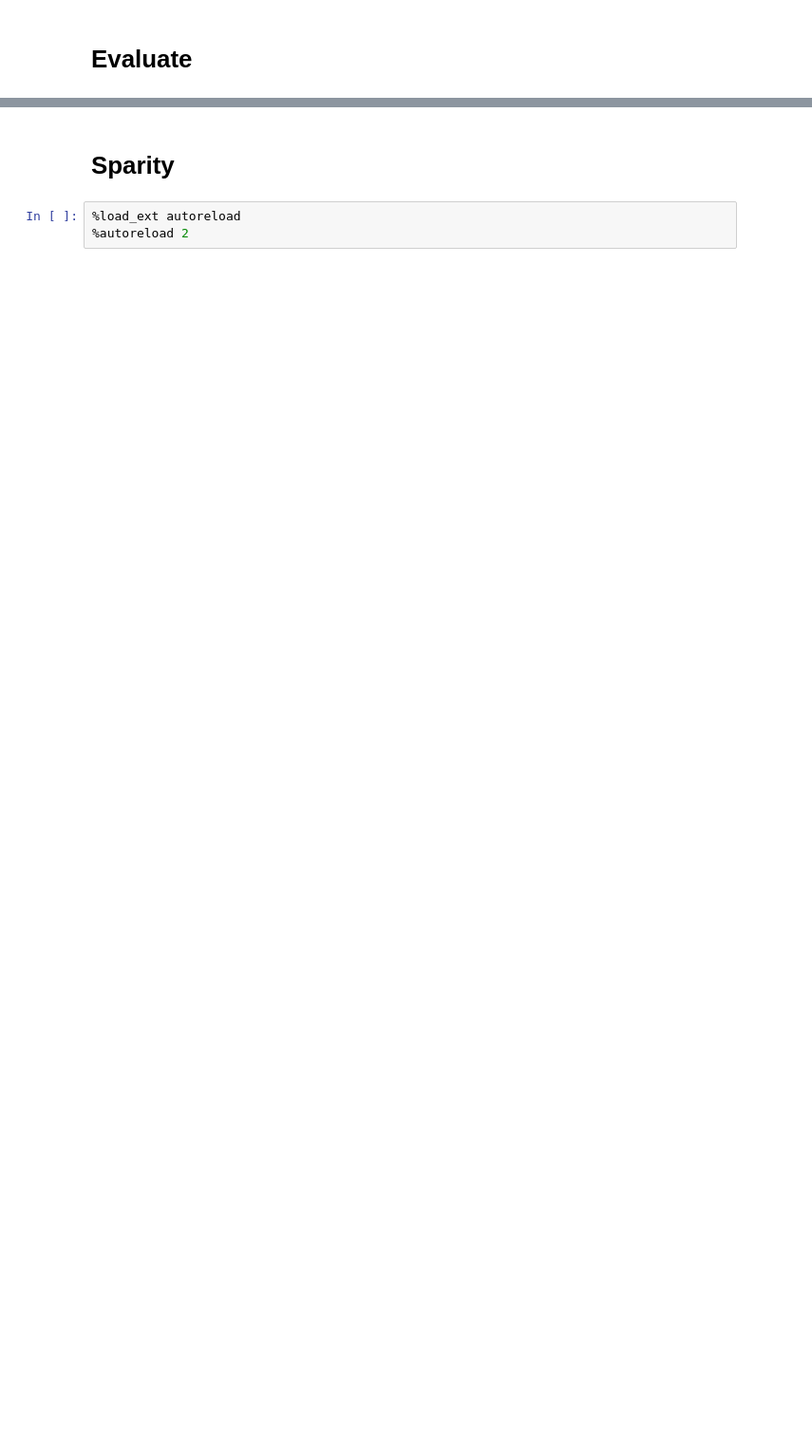
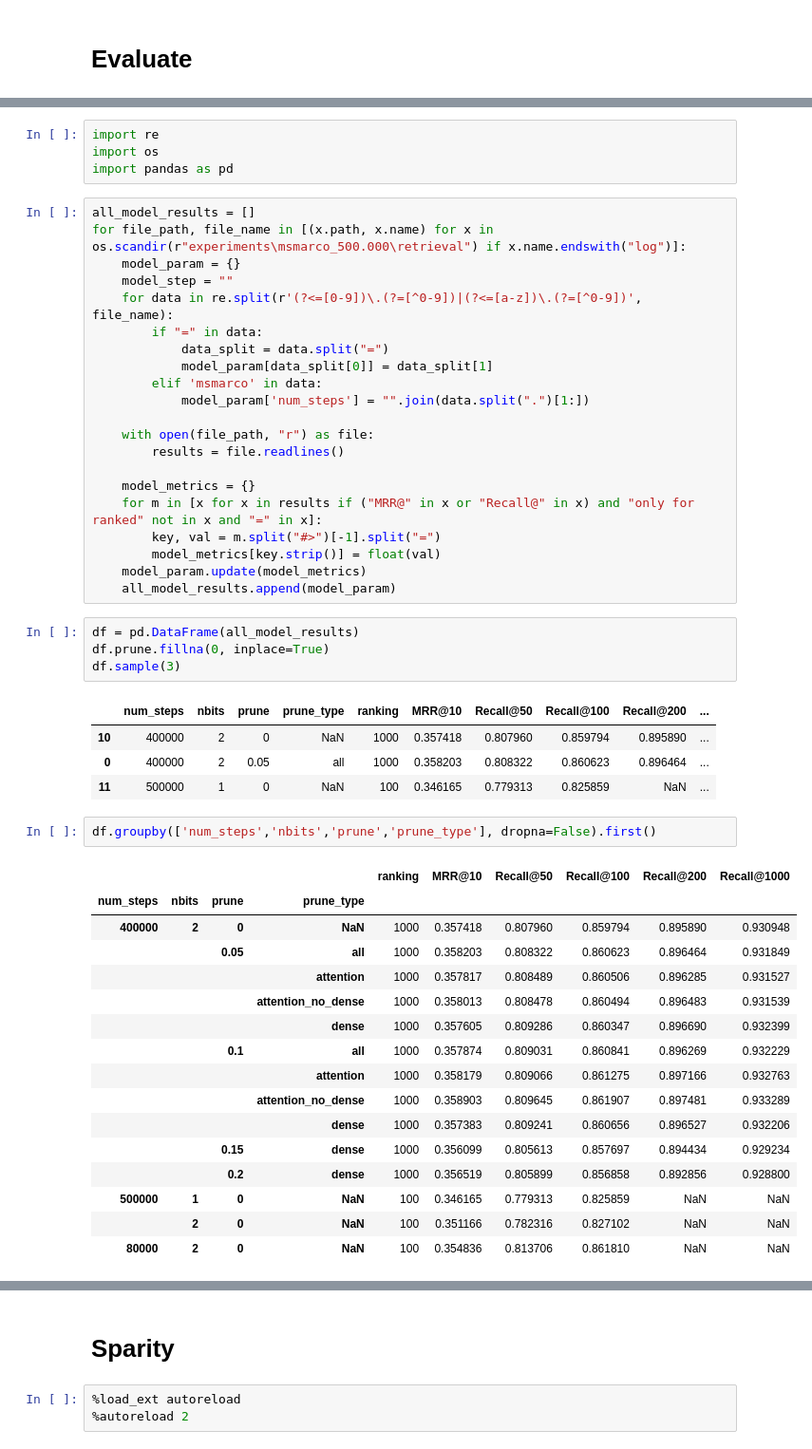
Before and after one commit to Ngo-Kevin/splade-colBERT, a Jupyter notebook: ColBERT/retraining_attempt.ipynb, the cells around one changed output, grey strips where cells are left out. Shown: that part at 95% size. Saved outputs shown, nothing was run; the diff lists cells and outputs as text; blank space fills up the shorter version.

```diff
--- a/ColBERT/retraining_attempt.ipynb
+++ b/ColBERT/retraining_attempt.ipynb
@@ -218,0 +238,53 @@ Oct 25 2022, 09:25:30
+# %%
+import re
+import os
+import pandas as pd
+# %%
+all_model_results = []
+for file_path, file_name in [(x.path, x.name) for x in os.scandir(r"experiments\msmarco_500.000\retrieval") if x.name.endswith("log")]:
+    model_param = {}
+    model_step = ""
+    for data in re.split(r'(?<=[0-9])\.(?=[^0-9])|(?<=[a-z])\.(?=[^0-9])', file_name):
+        if "=" in data:
+            data_split = data.split("=")
+            model_param[data_split[0]] = data_split[1]
+        elif 'msmarco' in data:
+            model_param['num_steps'] = "".join(data.split(".")[1:])
+
+    with open(file_path, "r") as file:
+        results = file.readlines()
+
+    model_metrics = {}
+    for m in [x for x in results if ("MRR@" in x or "Recall@" in x) and "only for ranked" not in x and "=" in x]:
+        key, val = m.split("#>")[-1].split("=")
+        model_metrics[key.strip()] = float(val)
+    model_param.update(model_metrics)
+    all_model_results.append(model_param)
+# %%
+df = pd.DataFrame(all_model_results)
+df.prune.fillna(0, inplace=True)
+df.sample(3)
+# %% [output]
+|  | num_steps | nbits | prune | prune_type | ranking | MRR@10 | Recall@50 | Recall@100 | Recall@200 | ... |
+| 10 | 400000 | 2 | 0 | NaN | 1000 | 0.357418 | 0.807960 | 0.859794 | 0.895890 | ... |
+| 0 | 400000 | 2 | 0.05 | all | 1000 | 0.358203 | 0.808322 | 0.860623 | 0.896464 | ... |
+| 11 | 500000 | 1 | 0 | NaN | 100 | 0.346165 | 0.779313 | 0.825859 | NaN | ... |
+# %%
+df.groupby(['num_steps','nbits','prune','prune_type'], dropna=False).first()
+# %% [output]
+|  |  |  |  | ranking | MRR@10 | Recall@50 | Recall@100 | Recall@200 | Recall@1000 |
+| num_steps | nbits | prune | prune_type |  |  |  |  |  |  |
+| 400000 | 2 | 0 | NaN | 1000 | 0.357418 | 0.807960 | 0.859794 | 0.895890 | 0.930948 |
+|  |  | 0.05 | all | 1000 | 0.358203 | 0.808322 | 0.860623 | 0.896464 | 0.931849 |
+|  |  |  | attention | 1000 | 0.357817 | 0.808489 | 0.860506 | 0.896285 | 0.931527 |
+|  |  |  | attention_no_dense | 1000 | 0.358013 | 0.808478 | 0.860494 | 0.896483 | 0.931539 |
+|  |  |  | dense | 1000 | 0.357605 | 0.809286 | 0.860347 | 0.896690 | 0.932399 |
+|  |  | 0.1 | all | 1000 | 0.357874 | 0.809031 | 0.860841 | 0.896269 | 0.932229 |
+|  |  |  | attention | 1000 | 0.358179 | 0.809066 | 0.861275 | 0.897166 | 0.932763 |
+|  |  |  | attention_no_dense | 1000 | 0.358903 | 0.809645 | 0.861907 | 0.897481 | 0.933289 |
+|  |  |  | dense | 1000 | 0.357383 | 0.809241 | 0.860656 | 0.896527 | 0.932206 |
+|  |  | 0.15 | dense | 1000 | 0.356099 | 0.805613 | 0.857697 | 0.894434 | 0.929234 |
+|  |  | 0.2 | dense | 1000 | 0.356519 | 0.805899 | 0.856858 | 0.892856 | 0.928800 |
+| 500000 | 1 | 0 | NaN | 100 | 0.346165 | 0.779313 | 0.825859 | NaN | NaN |
+|  | 2 | 0 | NaN | 100 | 0.351166 | 0.782316 | 0.827102 | NaN | NaN |
+| 80000 | 2 | 0 | NaN | 100 | 0.354836 | 0.813706 | 0.861810 | NaN | NaN |
```
Also changed, not shown: parts of 153 cells of this notebook, 2 other files.
